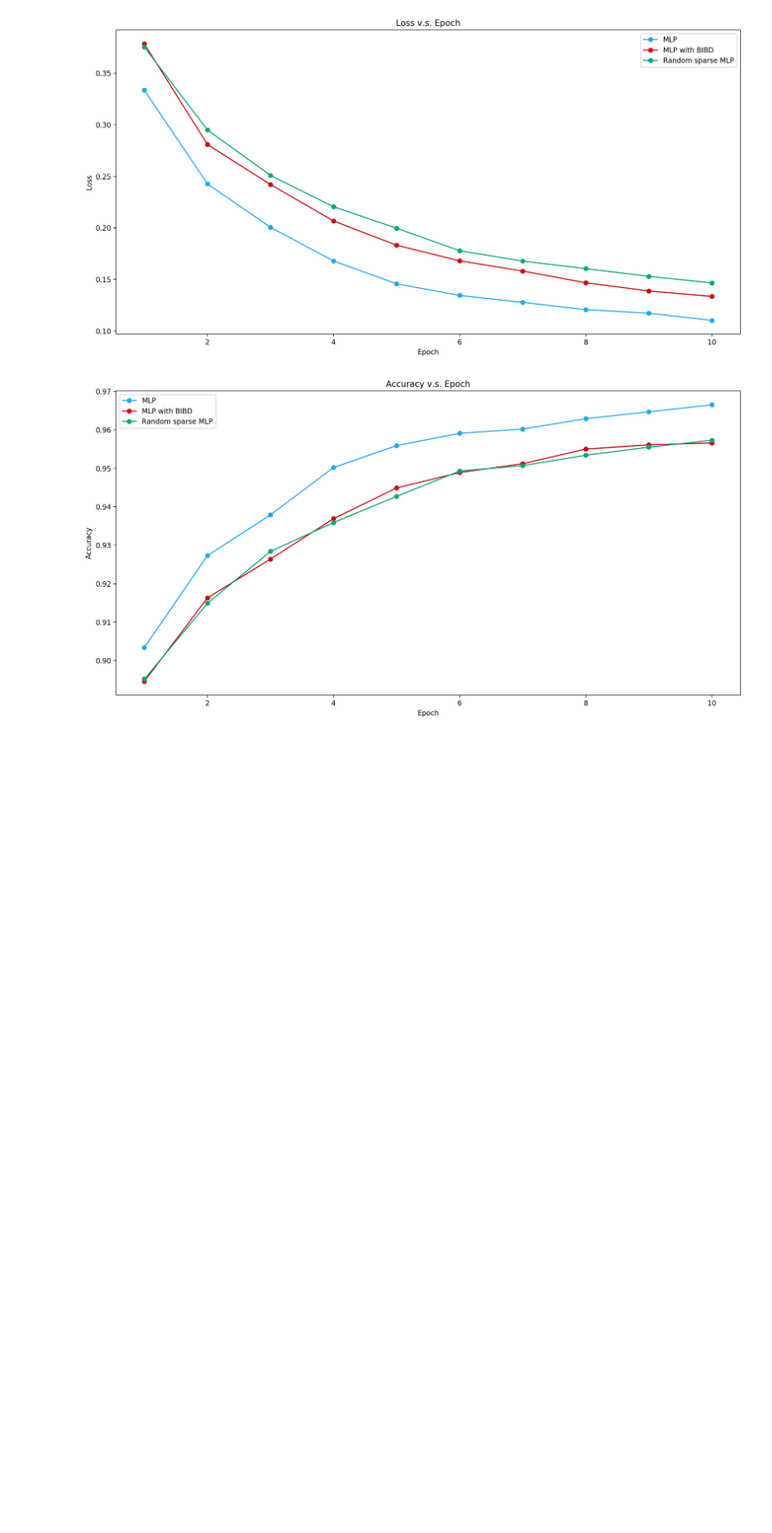
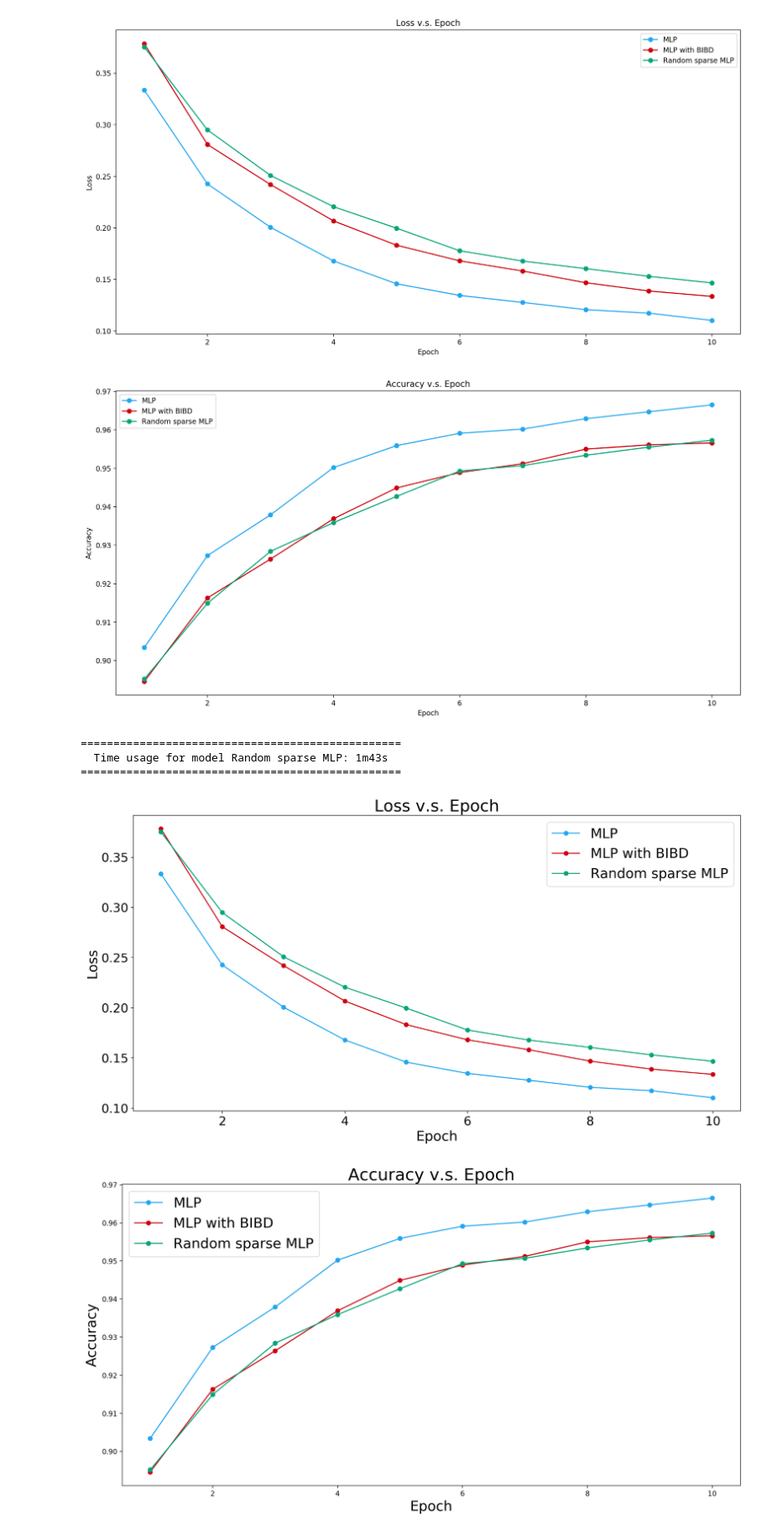
Before and after one commit to iid2019/iddl, a Jupyter notebook: mlp/mlp_bibd_experiments.ipynb, the cells around one changed output. Shown: that part at 84% size. Saved outputs shown, nothing was run; the diff lists cells and outputs as text; code cells hidden in the pictures; blank space fills up the shorter version.

Commit message:
Refines the plots.

```diff
--- a/mlp/mlp_bibd_experiments.ipynb
+++ b/mlp/mlp_bibd_experiments.ipynb
@@ -116,3 +119,28 @@ CPU times: user 6min 35s, sys: 5.98 s, total: 6min 41s
 Wall time: 5min 49s
 [figure]
 [figure]
+# %%
+class bcolors:
+    HEADER = '\033[95m'
+    OKBLUE = '\033[94m'
+    OKGREEN = '\033[92m'
+    WARNING = '\033[93m'
+    FAIL = '\033[91m'
+    ENDC = '\033[0m'
+    BOLD = '\033[1m'
+    UNDERLINE = '\033[4m'
+
+time_str = '1m43s'
+length = len(model.name) + len(time_str) + 23 + 4
+print('=' * length)
+print('  ' + bcolors.OKGREEN + bcolors.BOLD + 'Time usage for model ' + bcolors.UNDERLINE + bcolors.OKBLUE + model.name + bcolors.ENDC + ': ' + time_str + '  ')
+print('=' * length)
+# %% [output]
+=================================================
+  Time usage for model Random sparse MLP: 1m43s
+=================================================
+# %%
+fig_loss, fig_acc = experiment.plot()
+# %% [output]
+[figure, added]
+[figure, added]
```
Also changed, not shown: parts of 2 cells of this notebook, 1 other file.
